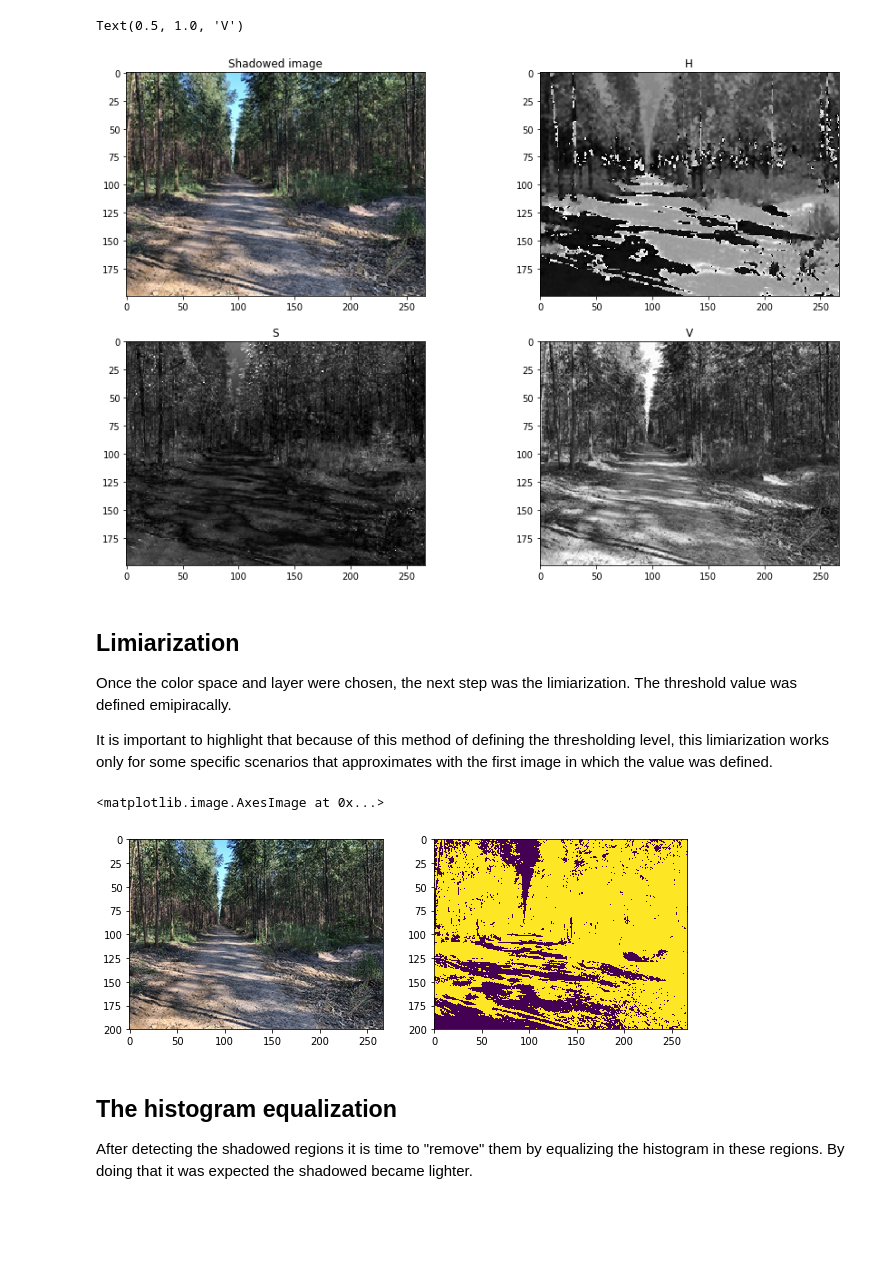
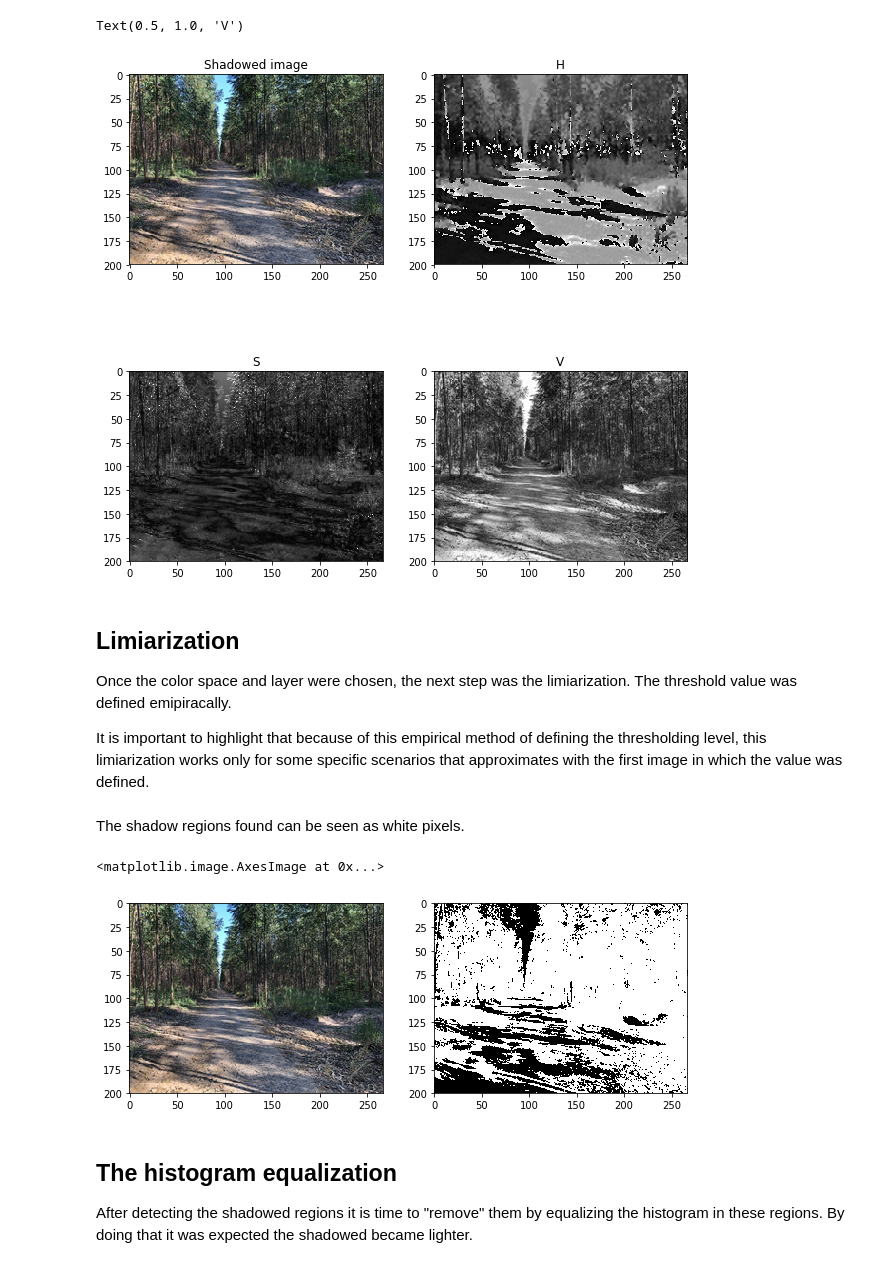
Before and after one commit to horitahiroshi/shadow-denoising, a Jupyter notebook: notebook/1stTry.ipynb, the cells around one changed output. Drawn from its saved outputs; the diff is of its cells as text; code cells hidden in the pictures; blank space fills up the shorter version.

```diff
--- a/notebook/1stTry.ipynb
+++ b/notebook/1stTry.ipynb
@@ -49,33 +53,35 @@ Text(0.5, 1.0, 'B')
 # %%
 I_hsv = mpl.colors.rgb_to_hsv(I)
-plt.figure(figsize=(15,10))
+plt.figure(figsize=(10,10))
 plt.subplot(221); plt.imshow(I); plt.title("Shadowed image")
 plt.subplot(222); plt.imshow(range_adjustment(I_hsv[:,:,0],0,255),cmap='gray'); plt.title("H")
 plt.subplot(223); plt.imshow(range_adjustment(I_hsv[:,:,1],0,255),cmap='gray'); plt.title("S")
 plt.subplot(224); plt.imshow(range_adjustment(I_hsv[:,:,2],0,255),cmap='gray'); plt.title("V")
 # %% [output]
 Text(0.5, 1.0, 'V')
-[figure, old version]
+[figure, new version]
 # %% [markdown]
 ## Limiarization
 Once the color space and layer were chosen, the next step was the limiarization.
 The threshold value was defined emipiracally.
 
-It is important to highlight that because of this method of defining the thresholding level, this limiarization works only for some specific scenarios that approximates with the first image in which the value was defined.
+It is important to highlight that because of this empirical method of defining the thresholding level, this limiarization works only for some specific scenarios that approximates with the first image in which the value was defined.
 # %%
 def limiarization(img, thr = 0.5):
     threshold = thr * np.max(img)
     mask = np.zeros(img.shape, dtype = np.uint8)
     mask[np.where(img < threshold)] = 1
     return mask
+# %% [markdown]
+The shadow regions found can be seen as white pixels.
 # %%
 shadow_mask = limiarization(I_hsv[:,:,2],0.47)
 plt.figure(figsize=(10,5))
 plt.subplot(121); plt.imshow(I)
-plt.subplot(122); plt.imshow(shadow_mask)
+plt.subplot(122); plt.imshow(shadow_mask, cmap="gray")
 # %% [output]
 <matplotlib.image.AxesImage at 0x...>
-[figure, old version]
+[figure, new version]
 # %% [markdown]
 ## The histogram equalization
 After detecting the shadowed regions it is time to "remove" them by equalizing the histogram in these regions.
```
Also changed, not shown: parts of 12 cells of this notebook, 4 other files.
